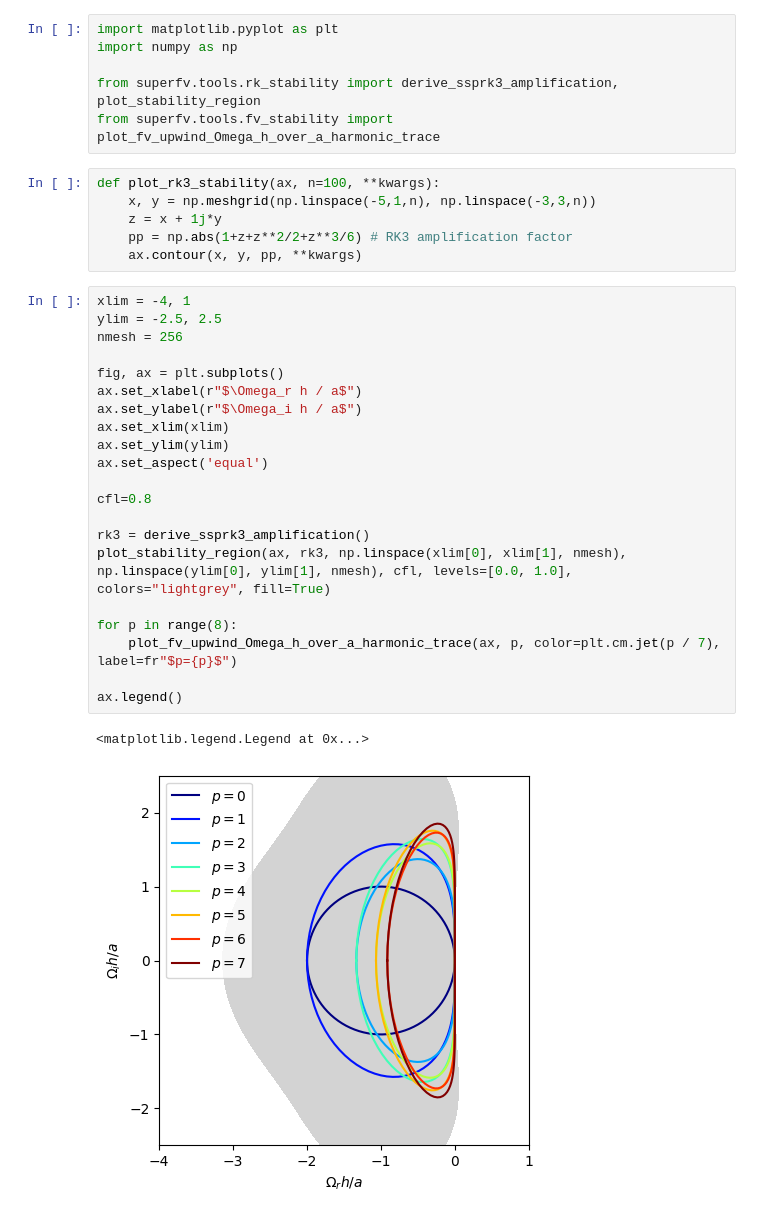
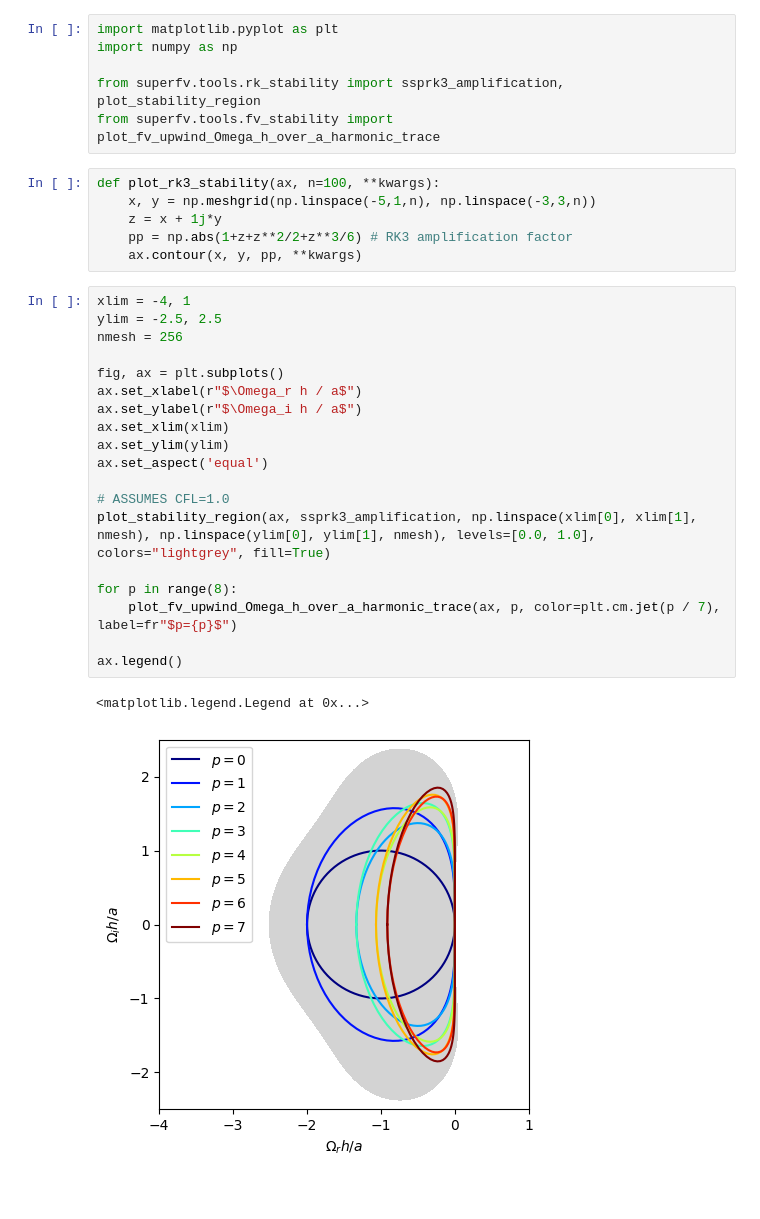
Before and after one commit to jpalafou/superfv, a Jupyter notebook: notebooks/Stability_Analysis.ipynb, the cells around one changed output. Drawn from its saved outputs; the diff is of its cells as text.

```diff
--- a/notebooks/Stability_Analysis.ipynb
+++ b/notebooks/Stability_Analysis.ipynb
@@ -2,7 +2,7 @@
 import matplotlib.pyplot as plt
 import numpy as np
 
-from superfv.tools.rk_stability import derive_ssprk3_amplification, plot_stability_region
+from superfv.tools.rk_stability import ssprk3_amplification, plot_stability_region
 from superfv.tools.fv_stability import plot_fv_upwind_Omega_h_over_a_harmonic_trace
 # %%
 def plot_rk3_stability(ax, n=100, **kwargs):
@@ -13,24 +13,22 @@ def plot_rk3_stability(ax, n=100, **kwargs):
 # %%
 xlim = -4, 1
 ylim = -2.5, 2.5
 nmesh = 256
 
 fig, ax = plt.subplots()
 ax.set_xlabel(r"$\Omega_r h / a$")
 ax.set_ylabel(r"$\Omega_i h / a$")
 ax.set_xlim(xlim)
 ax.set_ylim(ylim)
 ax.set_aspect('equal')
 
-cfl=0.8
-
-rk3 = derive_ssprk3_amplification()
-plot_stability_region(ax, rk3, np.linspace(xlim[0], xlim[1], nmesh), np.linspace(ylim[0], ylim[1], nmesh), cfl, levels=[0.0, 1.0], colors="lightgrey", fill=True)
+# ASSUMES CFL=1.0
+plot_stability_region(ax, ssprk3_amplification, np.linspace(xlim[0], xlim[1], nmesh), np.linspace(ylim[0], ylim[1], nmesh), levels=[0.0, 1.0], colors="lightgrey", fill=True)
 
 for p in range(8):
     plot_fv_upwind_Omega_h_over_a_harmonic_trace(ax, p, color=plt.cm.jet(p / 7), label=fr"$p={p}$")
 
 ax.legend()
 # %% [output]
 <matplotlib.legend.Legend at 0x...>
-[figure, old version]
+[figure, new version]
```
Also changed, not shown: 2 other files.
